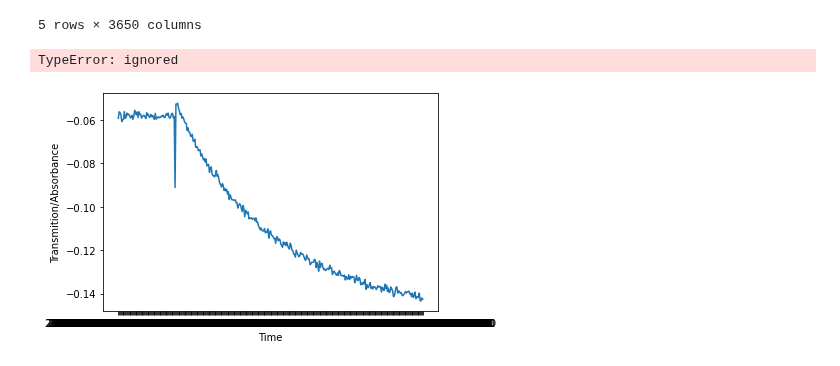
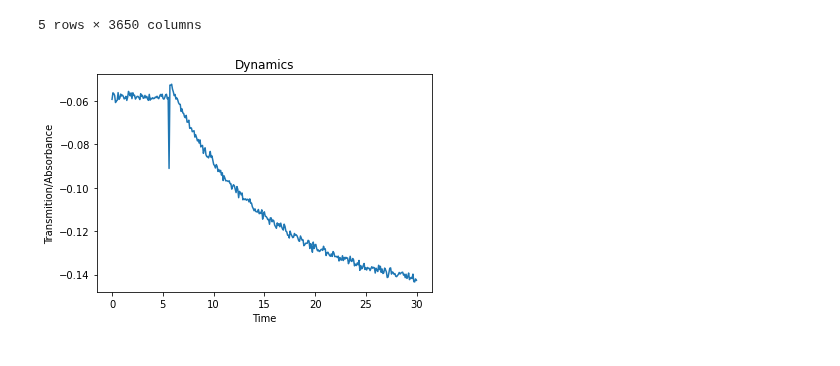
Before and after one commit to TillVollmer5/DSF-FS2022, a Jupyter notebook: CodingTask1.ipynb, the cells around one changed output. Drawn from its saved outputs; the diff is of its cells as text; code cells hidden in the pictures.

```diff
--- a/CodingTask1.ipynb
+++ b/CodingTask1.ipynb
@@ -75,11 +75,9 @@ def nm2_averaged_s():
   average_values_array= np.array(average_values)
   for i in range(2, 3650, 8):
     df_subarray= df_array[:, i:(i+8)]
-    new_df_subarray.mean(axis=1)
-    average_values_array.append(new_df_subarray)
+    new_df_subarray= df_subarray.mean(axis=1)
+    np.append(average_values_array, new_df_subarray, axis=0)
 
-  average_values.to_csv('average_2nm_ccd_s.csv')
+  pd.DataFrame(average_values_array).to_csv('average_2nm_ccd_s.csv')
 
 nm2_averaged_s()
-# %% [output]
-TypeError: ignored
@@ -96,12 +84,14 @@ TypeError: ignored
 # %%
-time= df.iloc[:, 0]
+time= df.iloc[:, 1]/1000
+time_corrected= time - 1540456324.789
 diff_wl= -df.iloc[:, 1950] - df.iloc[:, 1800]
 
 fig, ax = plt.subplots()
+ax.set_title('Dynamics')
 ax.set_ylabel('Transmition/Absorbance')
 ax.set_xlabel('Time')
-ax.plot(time, diff_wl)
+ax.plot(time_corrected, diff_wl)
 plt.savefig('CCD-Plot.png')
 # %% [output]
-[figure, old version]
+[figure, new version]
 # %%
```
Also changed, not shown: parts of 2 cells of this notebook.
